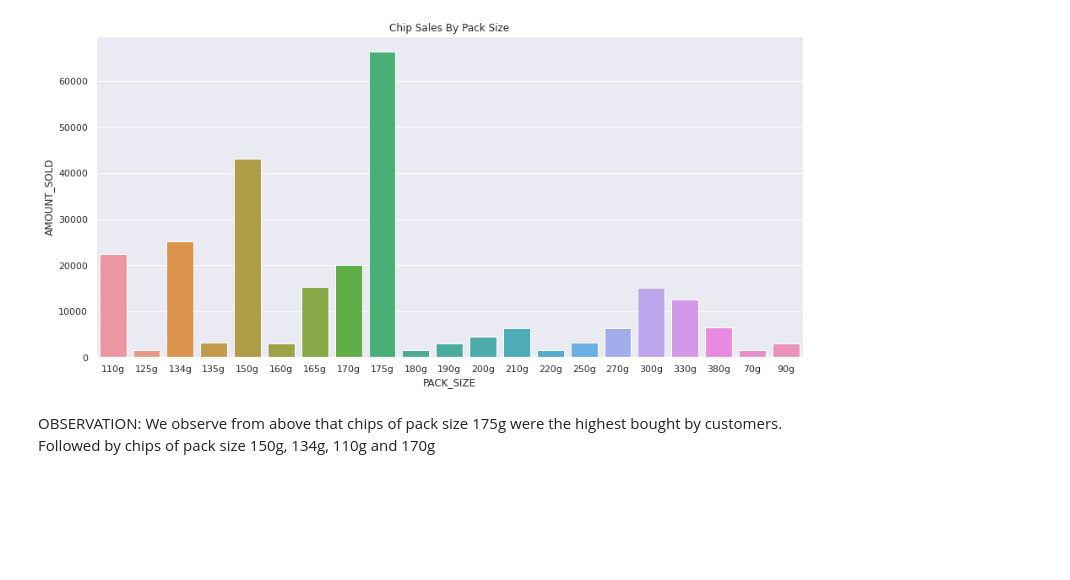
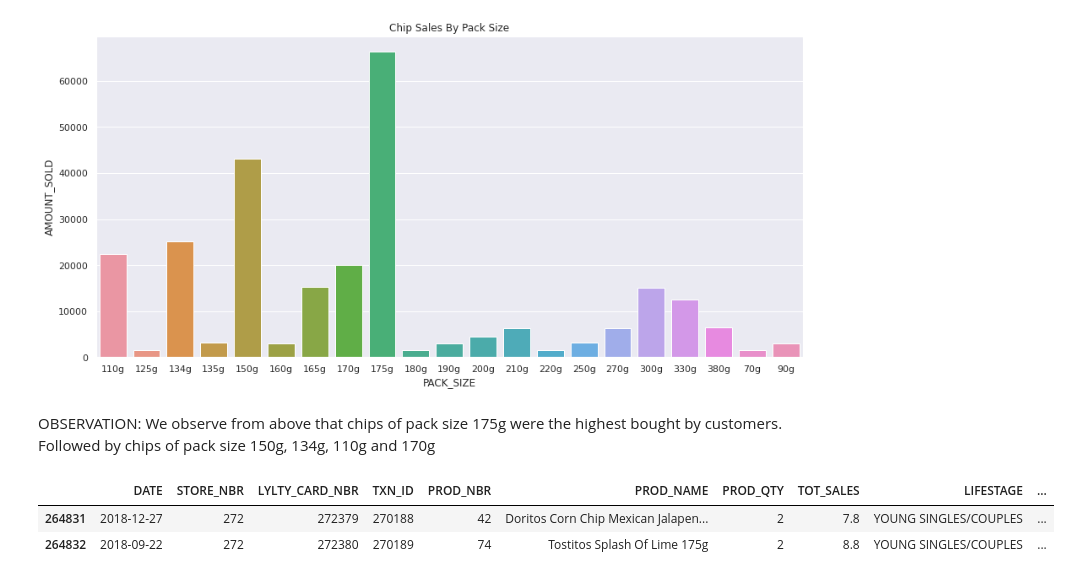
Before and after one commit to wa-le/Quantium-Forage-Virtual-Internship, a Jupyter notebook: my_quantium_vi.ipynb, the cells around one changed output. Cells and saved outputs as stored; diff of their text form; code cells hidden in the pictures; blank space fills up the shorter version.

```diff
--- a/my_quantium_vi.ipynb
+++ b/my_quantium_vi.ipynb
@@ -586,0 +578,6 @@ q = df_chips.copy()
+# %%
+df_chips.tail(2)
+# %% [output]
+|  | DATE | STORE_NBR | LYLTY_CARD_NBR | TXN_ID | PROD_NBR | PROD_NAME | PROD_QTY | TOT_SALES | LIFESTAGE | ... |
+| 264831 | 2018-12-27 | 272 | 272379 | 270188 | 42 | Doritos Corn Chip Mexican Jalapen... | 2 | 7.8 | YOUNG SINGLES/COUPLES | ... |
+| 264832 | 2018-09-22 | 272 | 272380 | 270189 | 74 | Tostitos Splash Of Lime 175g | 2 | 8.8 | YOUNG SINGLES/COUPLES | ... |
```
Also changed, not shown: parts of 8 cells of this notebook.
